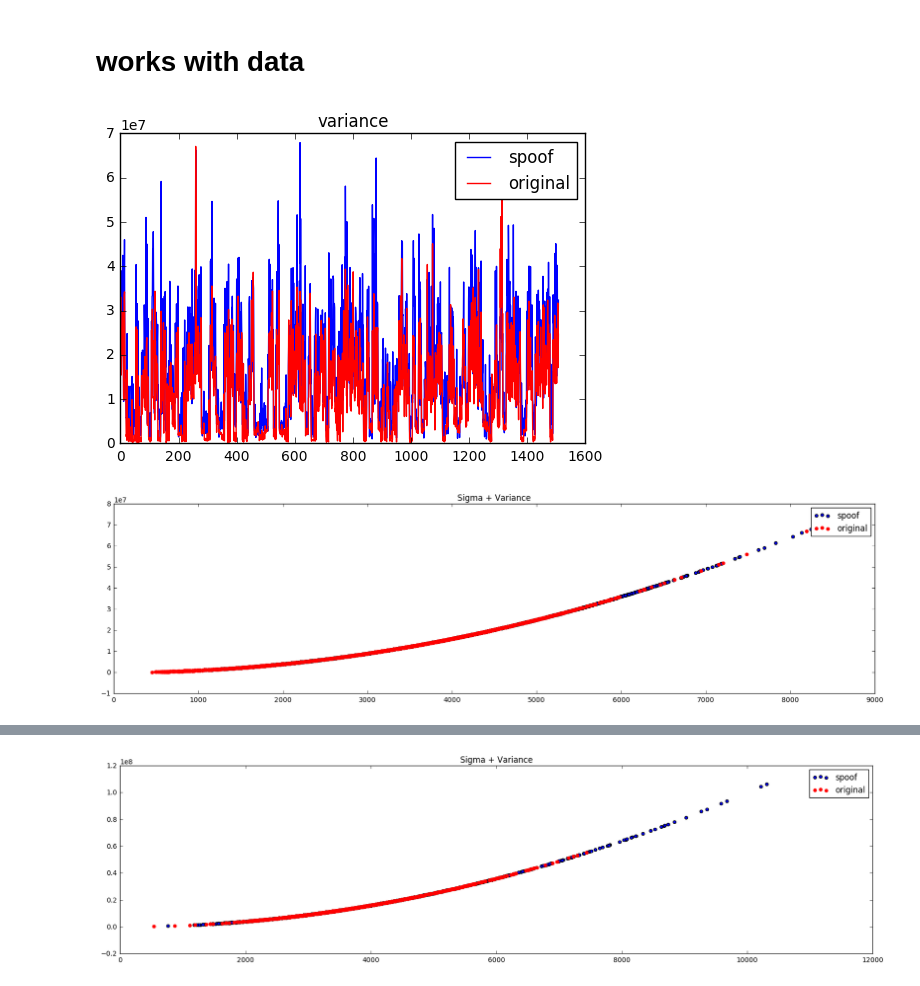
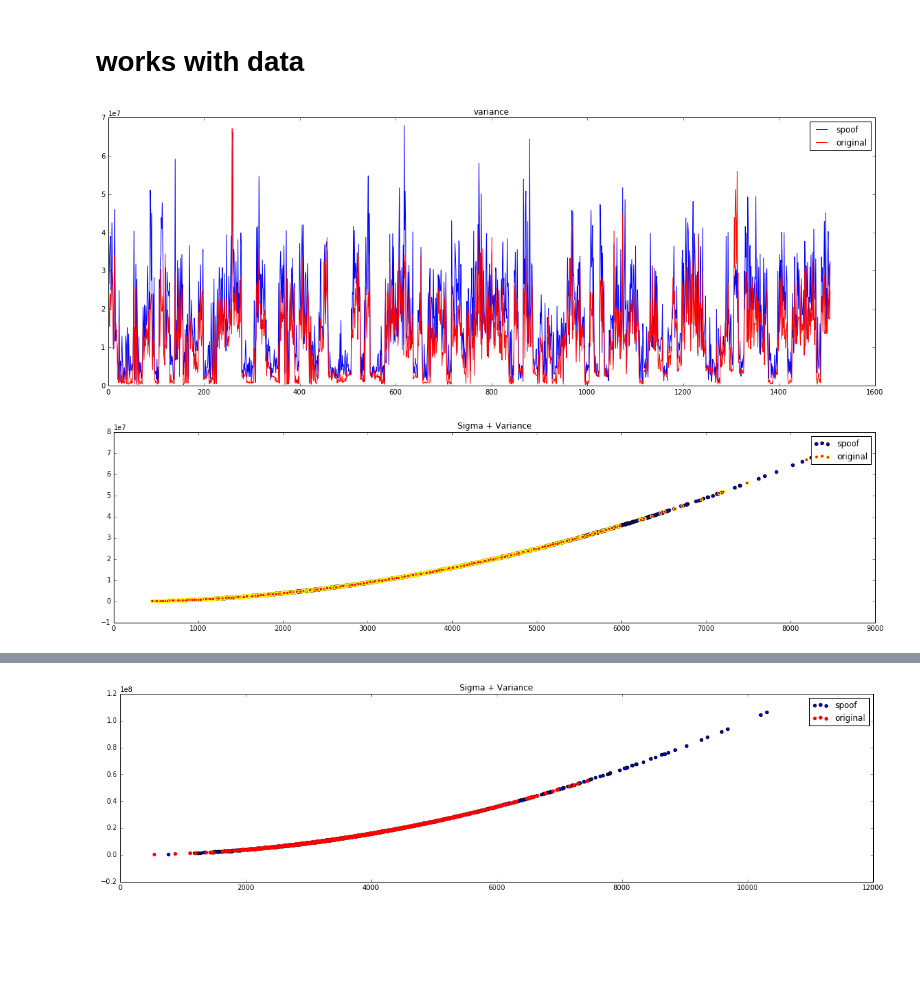
Before and after one commit to Anotherother/spoofingchallenge, a Jupyter notebook: compute gaussian sigma.ipynb, the cells around one changed output, grey strips where cells are left out. Saved outputs shown, nothing was run; the diff lists cells and outputs as text; code cells hidden in the pictures; blank space fills up the shorter version.

```diff
--- a/compute gaussian sigma.ipynb
+++ b/compute gaussian sigma.ipynb
@@ -205,20 +205,21 @@ for i in nameFilesSpoof:
     sigmaVectorSpoof.append(sigmaAudio)
     meanSpoof.append(np.mean(audio))
 # %%
-plt.plot(varSpoof, label="spoof")
+plt.figure(figsize=(20,7))
+plt.plot(varSpoof, color = 'blue', label="spoof")
 plt.title('variance')
 plt.plot(varOriginal, color = 'red', label="original")
 plt.legend()
 plt.show()
 # %% [output]
-[figure, old version]
+[figure, new version]
 # %%
 plt.figure(figsize=(20,5))
 plt.title('Sigma + Variance')
 plt.scatter(sigmaVectorSpoof, varSpoof, label="spoof")
-plt.scatter(sigmaVectorOriginal,varOriginal, color = 'red', label="original")
+plt.scatter(sigmaVectorOriginal,varOriginal, color = 'red',edgecolors='yellow', label="original")
 plt.legend()
 plt.show()
 # %% [output]
-[figure, old version]
+[figure, new version]
 # %%
```
Also changed, not shown: parts of 16 cells of this notebook.
